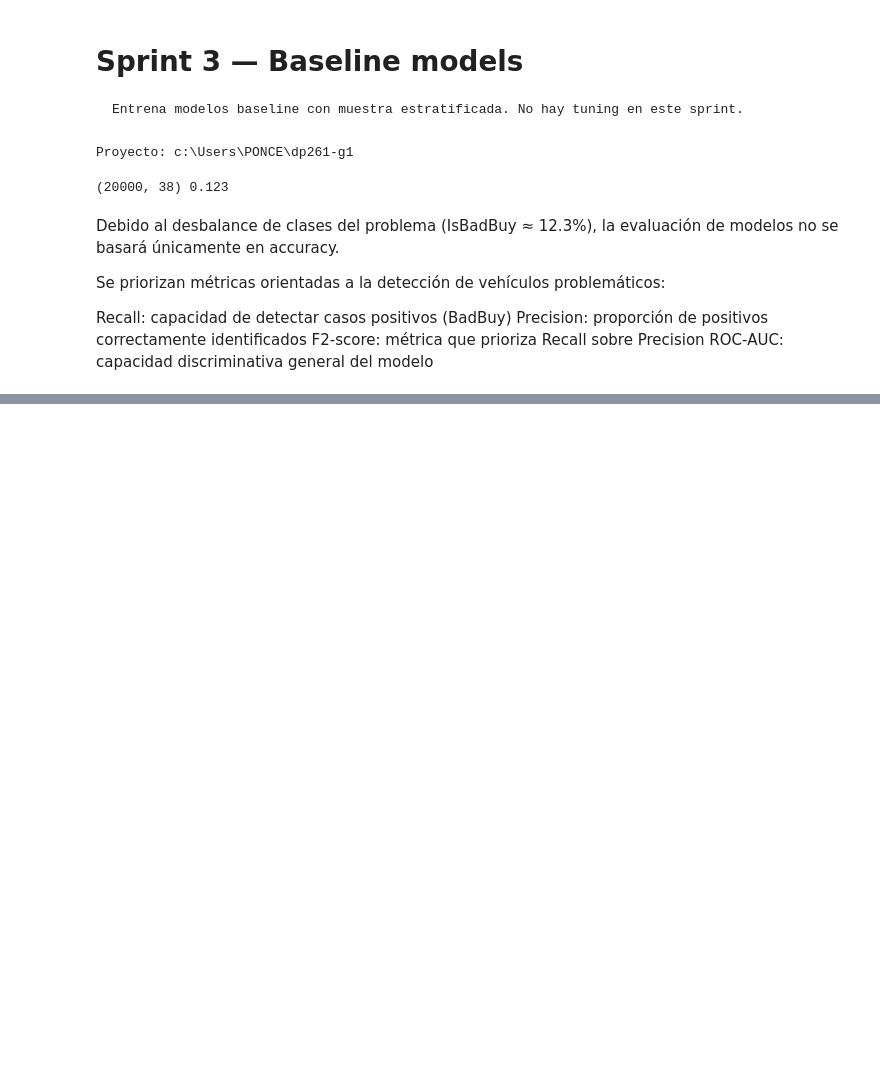
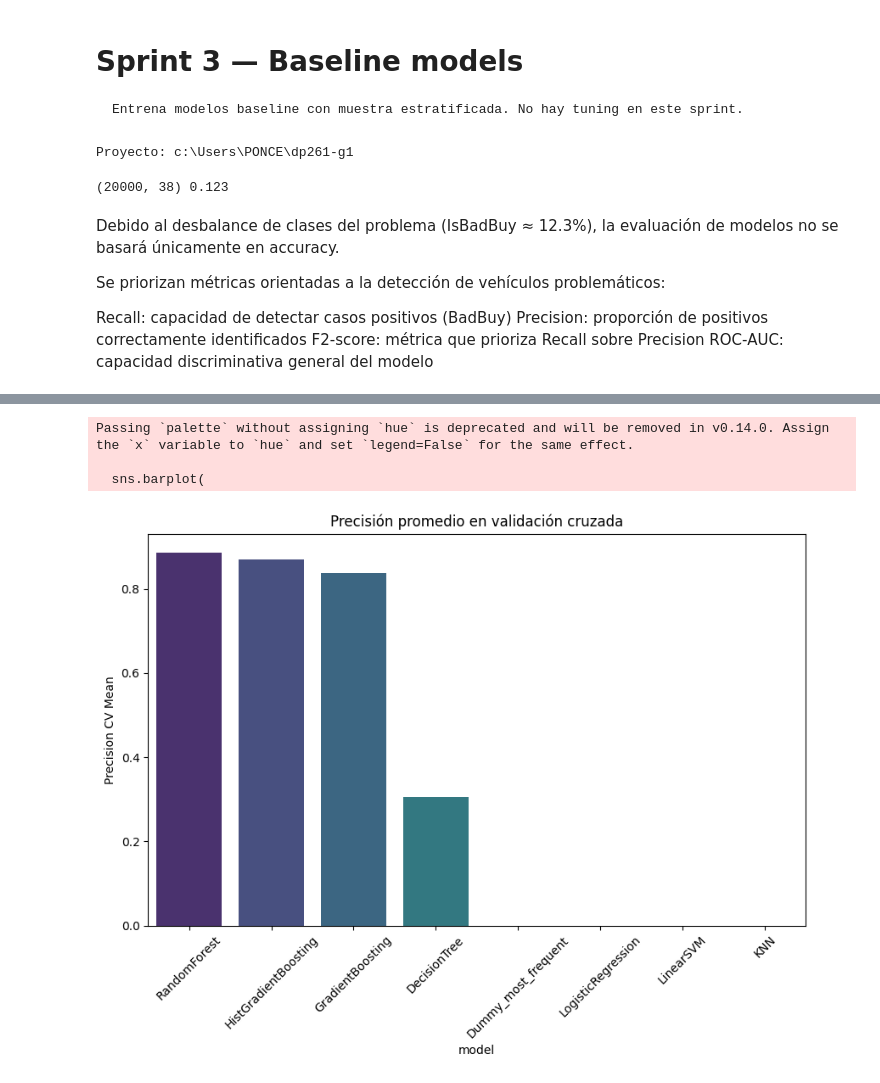
Before and after one commit to pucp-datanalytics/dp261-g1, a Jupyter notebook: notebooks/08_baseline_models.ipynb, the cells around one changed output, grey strips where cells are left out. Saved outputs shown, nothing was run; the diff lists cells and outputs as text; code cells hidden in the pictures; blank space fills up the shorter version.

Commit message:
add mejoras

```diff
--- a/notebooks/08_baseline_models.ipynb
+++ b/notebooks/08_baseline_models.ipynb
@@ -83,3 +125,23 @@ display(
+# %%
+plt.figure(figsize=(10,6))
+
+sns.barplot(
+    data=results.sort_values('precision_cv_mean', ascending=False), # Ordenado para mejor lectura
+    x='model',
+    y='precision_cv_mean',
+    palette='viridis' # Un color distinto para diferenciarlo del Recall
+)
+
+plt.xticks(rotation=45)
+plt.title('Precisión promedio en validación cruzada')
+plt.ylabel('Precision CV Mean')
+
+plt.show()
+# %% [output]
+Passing `palette` without assigning `hue` is deprecated and will be removed in v0.14.0. Assign the `x` variable to `hue` and set `legend=False` for the same effect.
+
+  sns.barplot(
+[figure, added]
 # %%
 plt.figure(figsize=(10,6))
 
```
Also changed, not shown: parts of 7 cells of this notebook, 22 other files.
